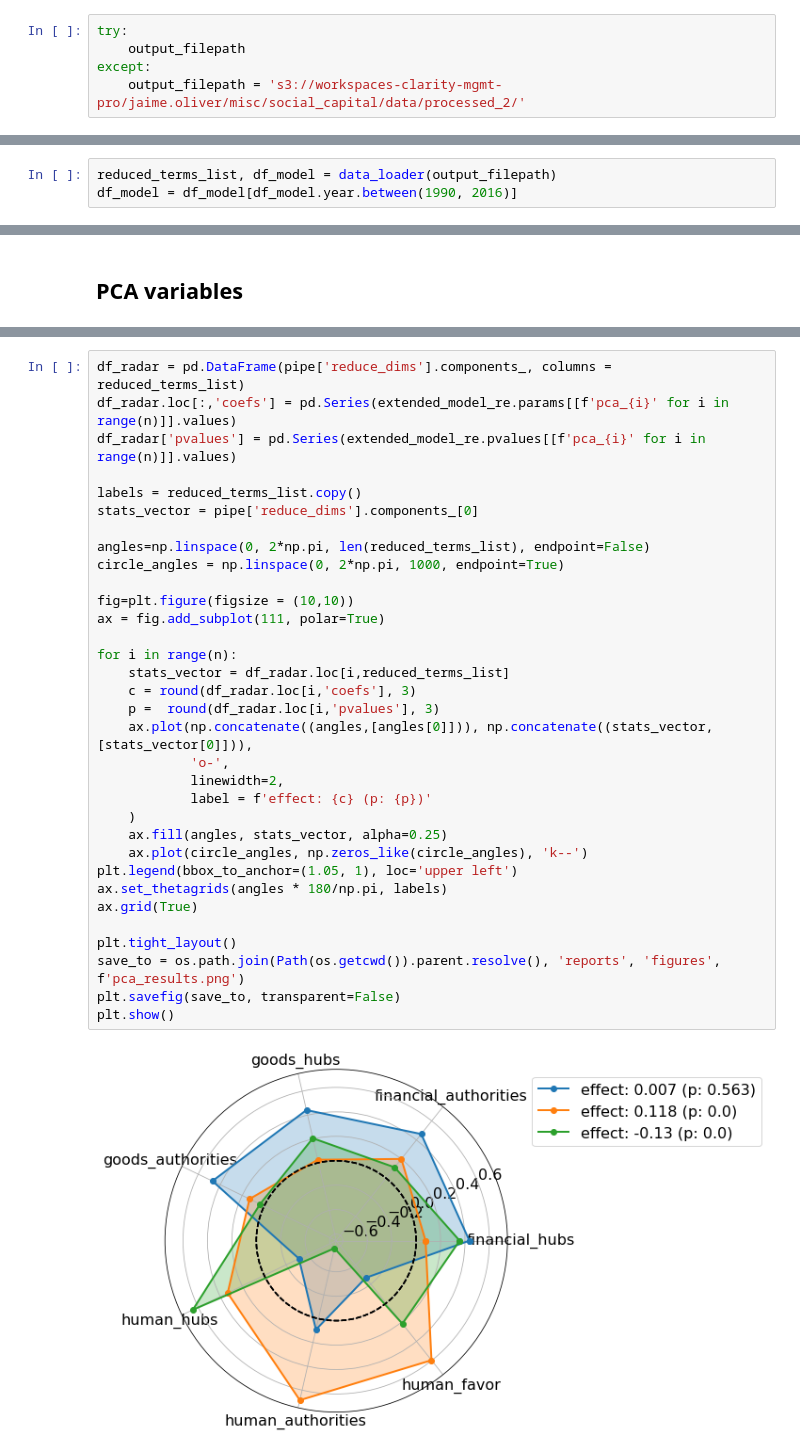
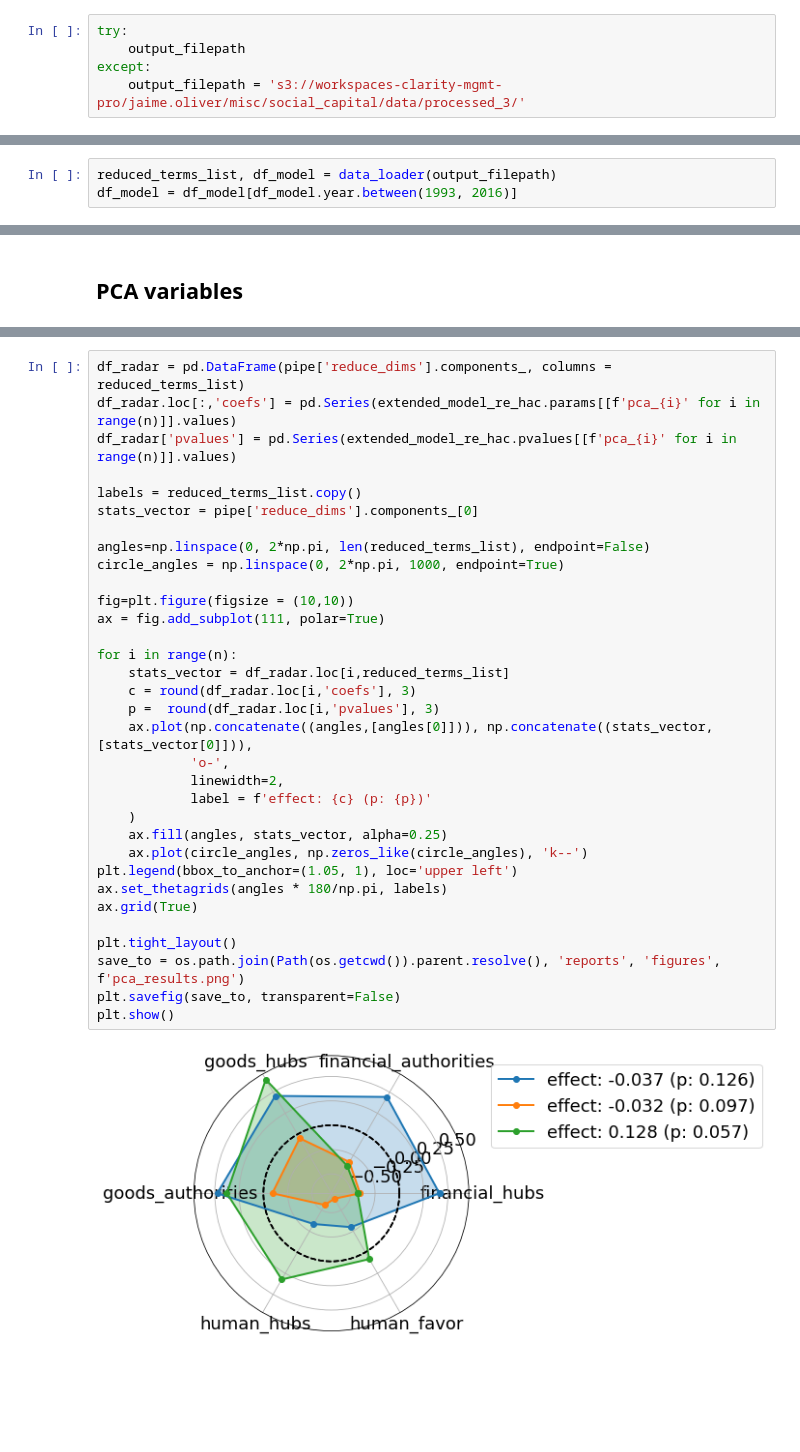
Before and after one commit to jaimeoliver1/social_capital_in_trade_networks, a Jupyter notebook: notebooks/01_01_linear_models_social_capital.ipynb, the cells around one changed output, grey strips where cells are left out. Saved outputs shown, nothing was run; the diff lists cells and outputs as text; blank space fills up the shorter version.

Commit message:
Pushed from Domino: https://domino.clarity.ai/u/jaime_oliver/social_capital/runs/61eedbd0d7512012ebb172b1

```diff
--- a/notebooks/01_01_linear_models_social_capital.ipynb
+++ b/notebooks/01_01_linear_models_social_capital.ipynb
@@ -5,7 +5,7 @@
 try:
     output_filepath
 except:
-    output_filepath = 's3://workspaces-clarity-mgmt-pro/jaime.oliver/misc/social_capital/data/processed_2/'
+    output_filepath = 's3://workspaces-clarity-mgmt-pro/jaime.oliver/misc/social_capital/data/processed_3/'
 # %%
 import os
 from pathlib import Path
@@ -33,7 +33,7 @@ plt.rcParams.update({'font.size': 22})
 plt.rcParams['savefig.facecolor']='white'
 # %%
 reduced_terms_list, df_model = data_loader(output_filepath)
-df_model = df_model[df_model.year.between(1990, 2016)]
+df_model = df_model[df_model.year.between(1993, 2016)]
 # %%
 corr_cols = ['log_output', 'log_gdp', 'gini', 'log_GFCF', 'log_wkn_population'] + reduced_terms_list
 
@@ -400,35 +406,35 @@ Std. Errors reported in parentheses
 # %%
 df_radar = pd.DataFrame(pipe['reduce_dims'].components_, columns = reduced_terms_list)
-df_radar.loc[:,'coefs'] = pd.Series(extended_model_re.params[[f'pca_{i}' for i in range(n)]].values)
-df_radar['pvalues'] = pd.Series(extended_model_re.pvalues[[f'pca_{i}' for i in range(n)]].values)
+df_radar.loc[:,'coefs'] = pd.Series(extended_model_re_hac.params[[f'pca_{i}' for i in range(n)]].values)
+df_radar['pvalues'] = pd.Series(extended_model_re_hac.pvalues[[f'pca_{i}' for i in range(n)]].values)
 
 labels = reduced_terms_list.copy()
 stats_vector = pipe['reduce_dims'].components_[0]
 
 angles=np.linspace(0, 2*np.pi, len(reduced_terms_list), endpoint=False)
 circle_angles = np.linspace(0, 2*np.pi, 1000, endpoint=True)
 
 fig=plt.figure(figsize = (10,10))
 ax = fig.add_subplot(111, polar=True)
 
 for i in range(n):
     stats_vector = df_radar.loc[i,reduced_terms_list]
     c = round(df_radar.loc[i,'coefs'], 3)
     p =  round(df_radar.loc[i,'pvalues'], 3)
     ax.plot(np.concatenate((angles,[angles[0]])), np.concatenate((stats_vector,[stats_vector[0]])),
             'o-',
             linewidth=2,
             label = f'effect: {c} (p: {p})'
     )
     ax.fill(angles, stats_vector, alpha=0.25)
     ax.plot(circle_angles, np.zeros_like(circle_angles), 'k--')
 plt.legend(bbox_to_anchor=(1.05, 1), loc='upper left')
 ax.set_thetagrids(angles * 180/np.pi, labels)
 ax.grid(True)
 
 plt.tight_layout()
 save_to = os.path.join(Path(os.getcwd()).parent.resolve(), 'reports', 'figures', f'pca_results.png')
 plt.savefig(save_to, transparent=False)
 plt.show()
 # %% [output]
-[figure, old version]
+[figure, new version]
```
Also changed, not shown: parts of 9 cells of this notebook, 11 other files.
